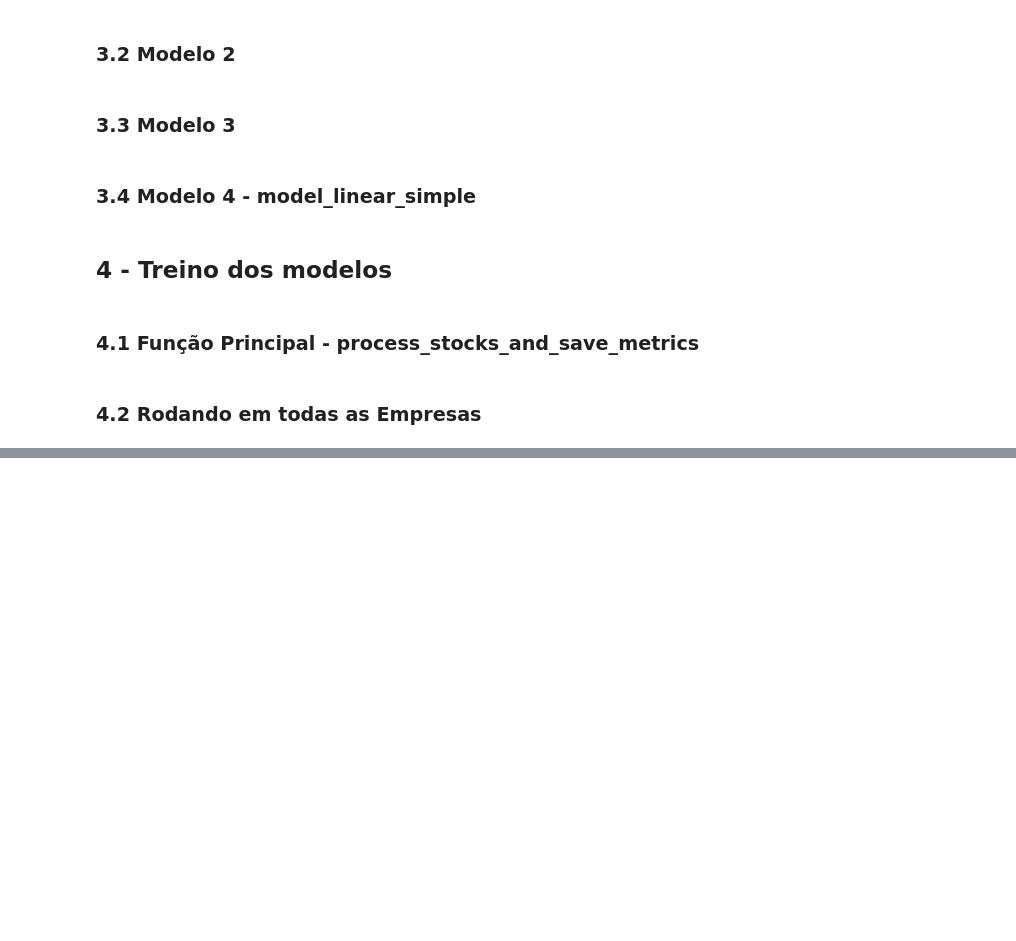
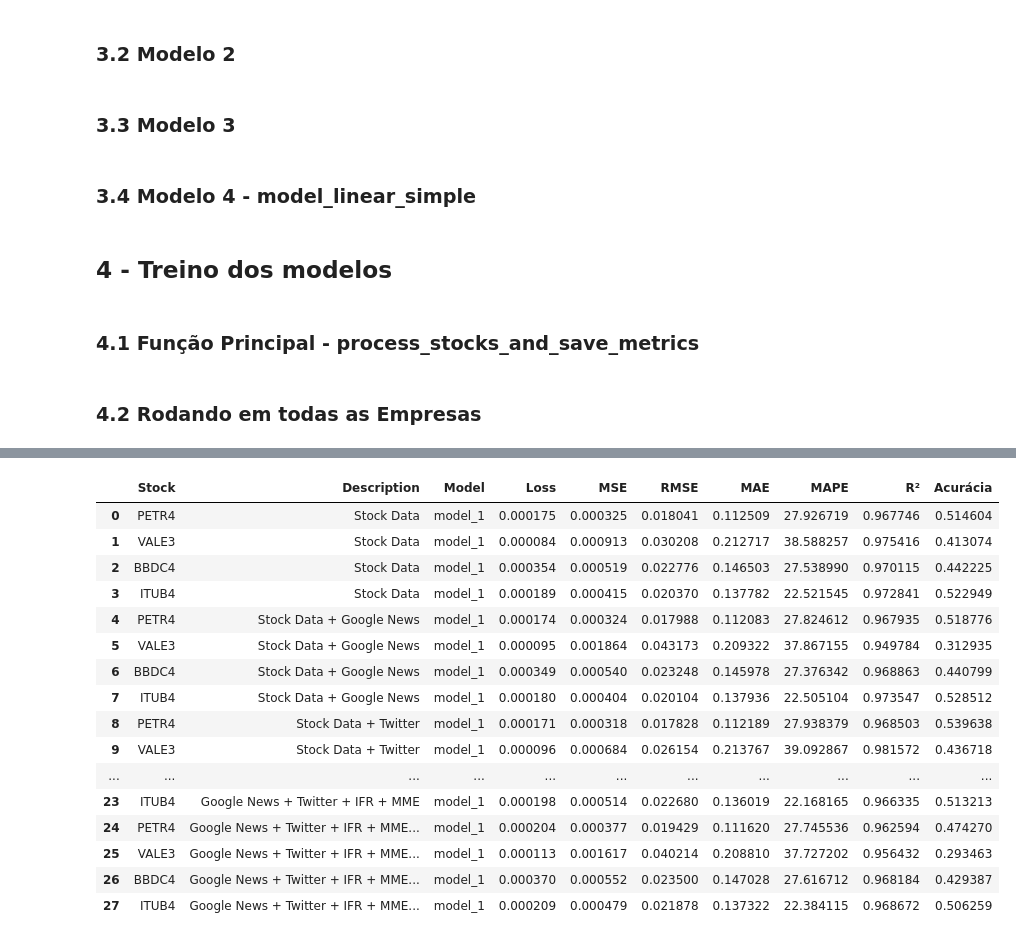
Before and after one commit to michefa15/IEEE_ID9184, a Jupyter notebook: IEEE_ModelsEvaluation.ipynb, the cells around one changed output, grey strips where cells are left out. Drawn from its saved outputs; the diff is of its cells as text; code cells hidden in the pictures; blank space fills up the shorter version.

```diff
--- a/IEEE_ModelsEvaluation.ipynb
+++ b/IEEE_ModelsEvaluation.ipynb
@@ -748,11 +647,11 @@ def process_stocks_and_save_metrics(stock_list, num_combination, name_model):
         df, target_column = define_target(df)
 
         # Treina o modelo e coleta as métricas
-        #metrics = train_lstm_model(df, target_column, name_model)
+        metrics = train_lstm_model(df, target_column, name_model)
         #metrics = train_model_all(df, target_column, name_model)
         #metrics = train_model_windows(df, target_column, name_model)
         #metrics = train_model_linear(df, target_column)
-        metrics = train_model_sliding_window(df, target_column, name_model)
+        #metrics = train_model_sliding_window(df, target_column, name_model)
 
         # Salva os resultados no formato desejado
         results.append({
@@ -787,8 +686,8 @@ Opções de modelos
 '''
 
 # Lista de ações
-#stock_list = ['PETR4', 'VALE3', 'BBDC4','ITUB4']
-stock_list = ['PETR4']
+stock_list = ['PETR4', 'VALE3', 'BBDC4','ITUB4']
+#stock_list = ['PETR4']
 
 # Carregar os dados
 all_stock_data = load_stocks_data(stock_list)
@@ -939,0 +834,20 @@ Epoch 50/50
+# %%
+results_df
+# %% [output]
+|  | Stock | Description | Model | Loss | MSE | RMSE | MAE | MAPE | R² | Acurácia |
+| 0 | PETR4 | Stock Data | model_1 | 0.000175 | 0.000325 | 0.018041 | 0.112509 | 27.926719 | 0.967746 | 0.514604 |
+| 1 | VALE3 | Stock Data | model_1 | 0.000084 | 0.000913 | 0.030208 | 0.212717 | 38.588257 | 0.975416 | 0.413074 |
+| 2 | BBDC4 | Stock Data | model_1 | 0.000354 | 0.000519 | 0.022776 | 0.146503 | 27.538990 | 0.970115 | 0.442225 |
+| 3 | ITUB4 | Stock Data | model_1 | 0.000189 | 0.000415 | 0.020370 | 0.137782 | 22.521545 | 0.972841 | 0.522949 |
+| 4 | PETR4 | Stock Data + Google News | model_1 | 0.000174 | 0.000324 | 0.017988 | 0.112083 | 27.824612 | 0.967935 | 0.518776 |
+| 5 | VALE3 | Stock Data + Google News | model_1 | 0.000095 | 0.001864 | 0.043173 | 0.209322 | 37.867155 | 0.949784 | 0.312935 |
+| 6 | BBDC4 | Stock Data + Google News | model_1 | 0.000349 | 0.000540 | 0.023248 | 0.145978 | 27.376342 | 0.968863 | 0.440799 |
+| 7 | ITUB4 | Stock Data + Google News | model_1 | 0.000180 | 0.000404 | 0.020104 | 0.137936 | 22.505104 | 0.973547 | 0.528512 |
+| 8 | PETR4 | Stock Data + Twitter | model_1 | 0.000171 | 0.000318 | 0.017828 | 0.112189 | 27.938379 | 0.968503 | 0.539638 |
+| 9 | VALE3 | Stock Data + Twitter | model_1 | 0.000096 | 0.000684 | 0.026154 | 0.213767 | 39.092867 | 0.981572 | 0.436718 |
+| ... | ... | ... | ... | ... | ... | ... | ... | ... | ... | ... |
+| 23 | ITUB4 | Google News + Twitter + IFR + MME | model_1 | 0.000198 | 0.000514 | 0.022680 | 0.136019 | 22.168165 | 0.966335 | 0.513213 |
+| 24 | PETR4 | Google News + Twitter + IFR + MME... | model_1 | 0.000204 | 0.000377 | 0.019429 | 0.111620 | 27.745536 | 0.962594 | 0.474270 |
+| 25 | VALE3 | Google News + Twitter + IFR + MME... | model_1 | 0.000113 | 0.001617 | 0.040214 | 0.208810 | 37.727202 | 0.956432 | 0.293463 |
+| 26 | BBDC4 | Google News + Twitter + IFR + MME... | model_1 | 0.000370 | 0.000552 | 0.023500 | 0.147028 | 27.616712 | 0.968184 | 0.429387 |
+| 27 | ITUB4 | Google News + Twitter + IFR + MME... | model_1 | 0.000209 | 0.000479 | 0.021878 | 0.137322 | 22.384115 | 0.968672 | 0.506259 |
```
Also changed, not shown: parts of 5 cells of this notebook.
